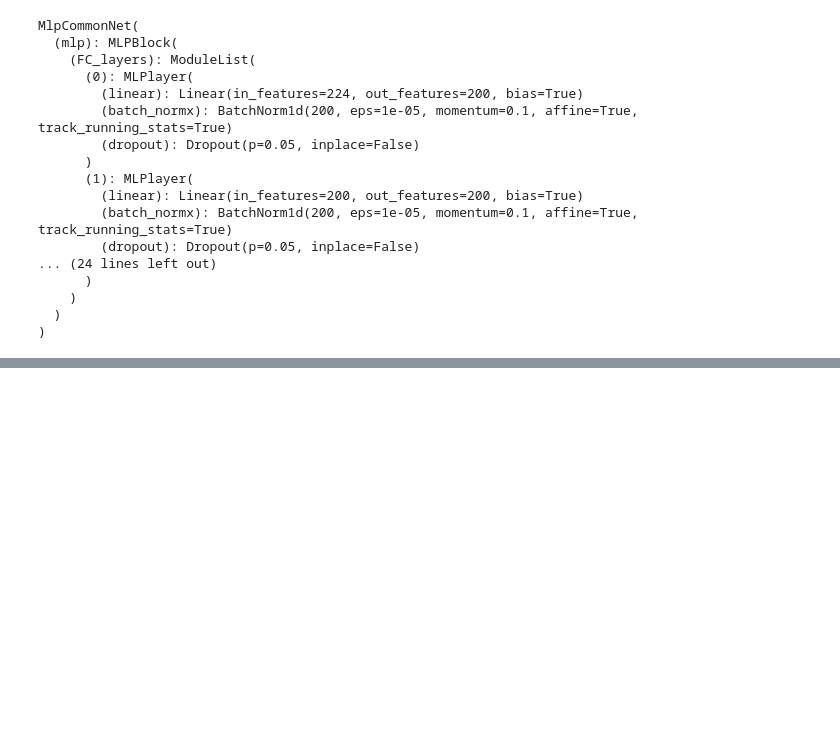
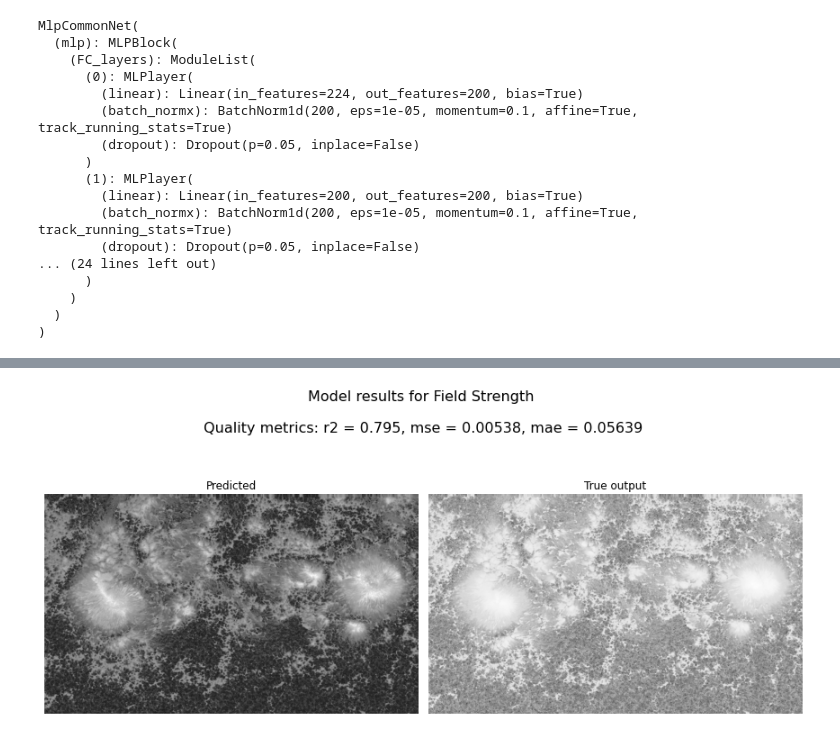
Before and after one commit to iknyazeva/InverseProblem, a Jupyter notebook: notebooks/model_mlp_common_train.ipynb, the cells around one changed output, grey strips where cells are left out. Saved outputs shown, nothing was run; the diff lists cells and outputs as text; code cells hidden in the pictures; blank space fills up the shorter version.

```diff
--- a/notebooks/model_mlp_common_train.ipynb
+++ b/notebooks/model_mlp_common_train.ipynb
@@ -149,0 +210,5 @@ Epoch 002 train_loss: 0.0599 val_loss 0.0124
+# %%
+%%time
+transform = mlp_transform_rescale(factors = factors, angle_transformation=angle_transformation,
+                                  cont_scale=cont, logB = logB)
+test_dataset = PregenSpectrumDataset(param_path=path_to_refer, source='refer', transform=transform)
@@ -149,0 +218,8 @@ Epoch 002 train_loss: 0.0599 val_loss 0.0124
+# %%
+%%time
+inputs = test_dataset.samples
+x = [inputs['X'][0].to(device), inputs['X'][1].to(device)]
+y = inputs['Y'].to(device)
+model.eval()
+with torch.no_grad():
+    predicted = model(x)
@@ -149,0 +229,4 @@ Epoch 002 train_loss: 0.0599 val_loss 0.0124
+# %%
+plot_pred_vs_refer(predicted, data, output_index=0)
+# %% [output]
+[figure, added]
```
Also changed, not shown: parts of 16 cells of this notebook.
